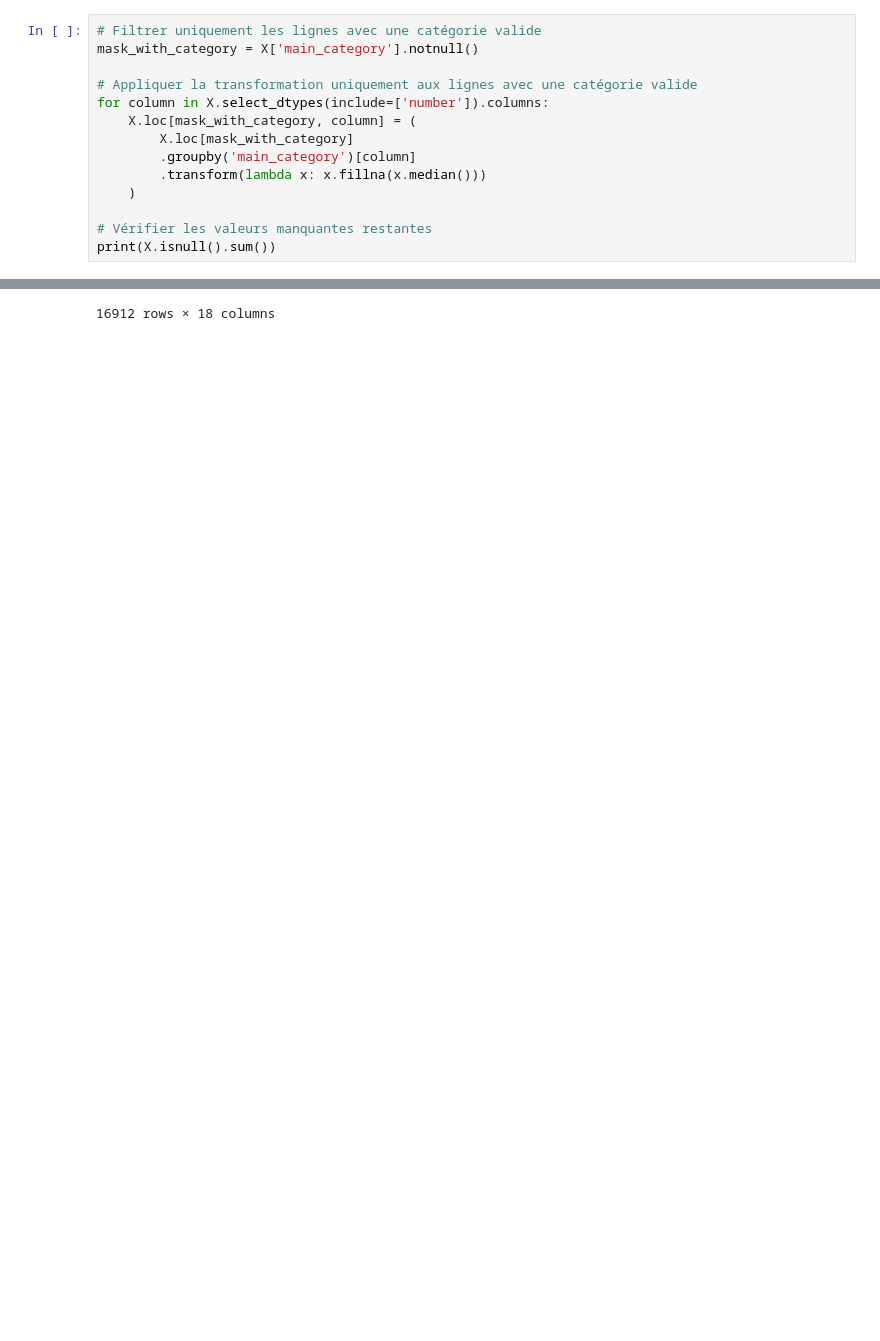
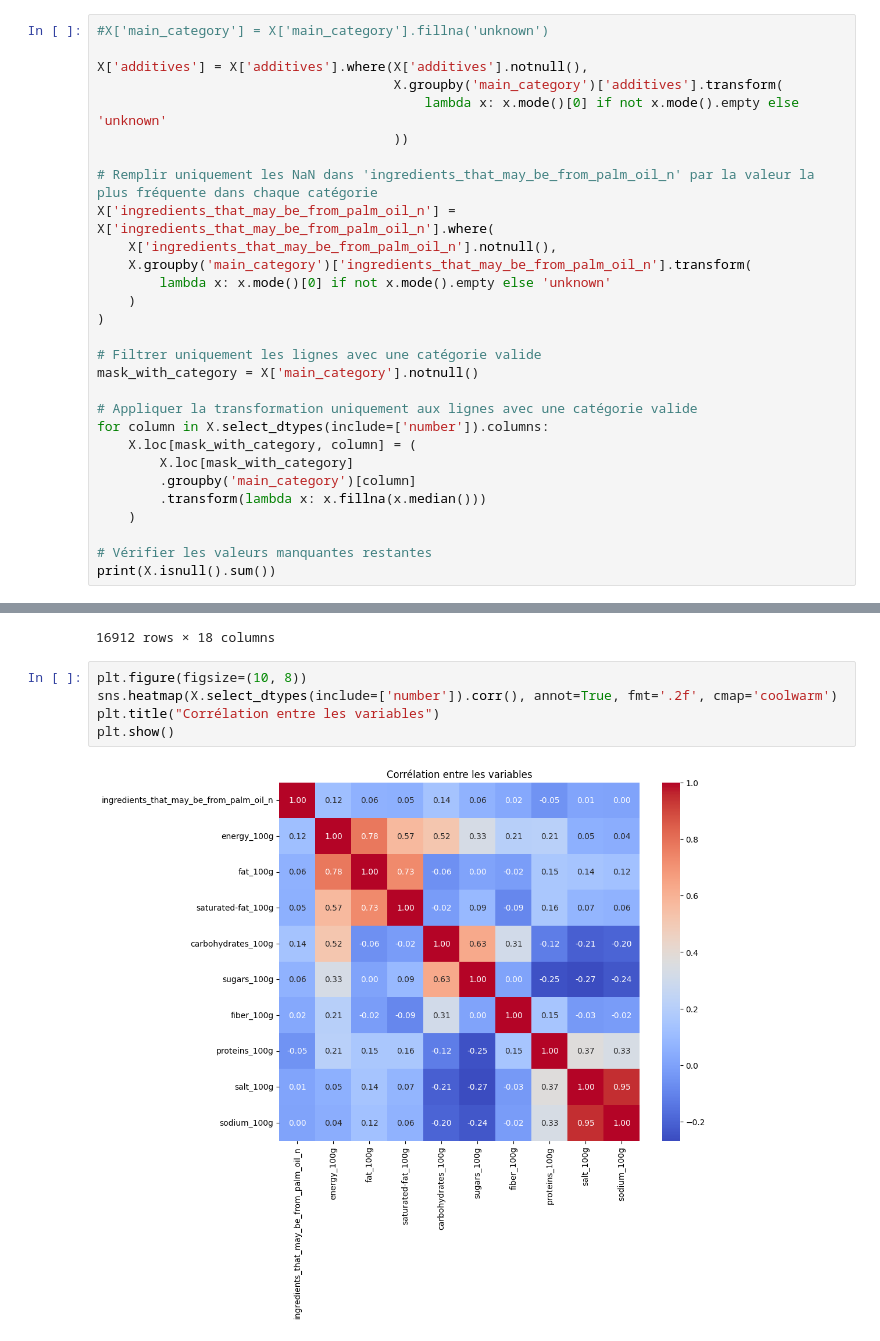
Before and after one commit to Bigzz22/Projets_OC, a Jupyter notebook: Projet 2/projet2.ipynb, the cells around one changed output, grey strips where cells are left out. Cells and saved outputs as stored; diff of their text form; blank space fills up the shorter version.

```diff
--- a/Projet 2/projet2.ipynb
+++ b/Projet 2/projet2.ipynb
@@ -537,6 +537,21 @@ sodium_100g                                  362
 main_category                              16912
 dtype: int64
 # %%
+#X['main_category'] = X['main_category'].fillna('unknown')
+
+X['additives'] = X['additives'].where(X['additives'].notnull(),
+                                      X.groupby('main_category')['additives'].transform(
+                                          lambda x: x.mode()[0] if not x.mode().empty else 'unknown'
+                                      ))
+
+# Remplir uniquement les NaN dans 'ingredients_that_may_be_from_palm_oil_n' par la valeur la plus fréquente dans chaque catégorie
+X['ingredients_that_may_be_from_palm_oil_n'] = X['ingredients_that_may_be_from_palm_oil_n'].where(
+    X['ingredients_that_may_be_from_palm_oil_n'].notnull(),
+    X.groupby('main_category')['ingredients_that_may_be_from_palm_oil_n'].transform(
+        lambda x: x.mode()[0] if not x.mode().empty else 'unknown'
+    )
+)
+
 # Filtrer uniquement les lignes avec une catégorie valide
 mask_with_category = X['main_category'].notnull()
 
@@ -615,3 +630,10 @@ Produits sans catégorie :
 | 320741 | Fiche Brevet | hatier | en:france | NaN | NaN | NaN | ... |
 | 320757 | Amandes | biosic | en:france | NaN | NaN | NaN | ... |
 16912 rows × 18 columns
+# %%
+plt.figure(figsize=(10, 8))
+sns.heatmap(X.select_dtypes(include=['number']).corr(), annot=True, fmt='.2f', cmap='coolwarm')
+plt.title("Corrélation entre les variables")
+plt.show()
+# %% [output]
+[figure, added]
```
Also changed, not shown: parts of 2 cells of this notebook.
